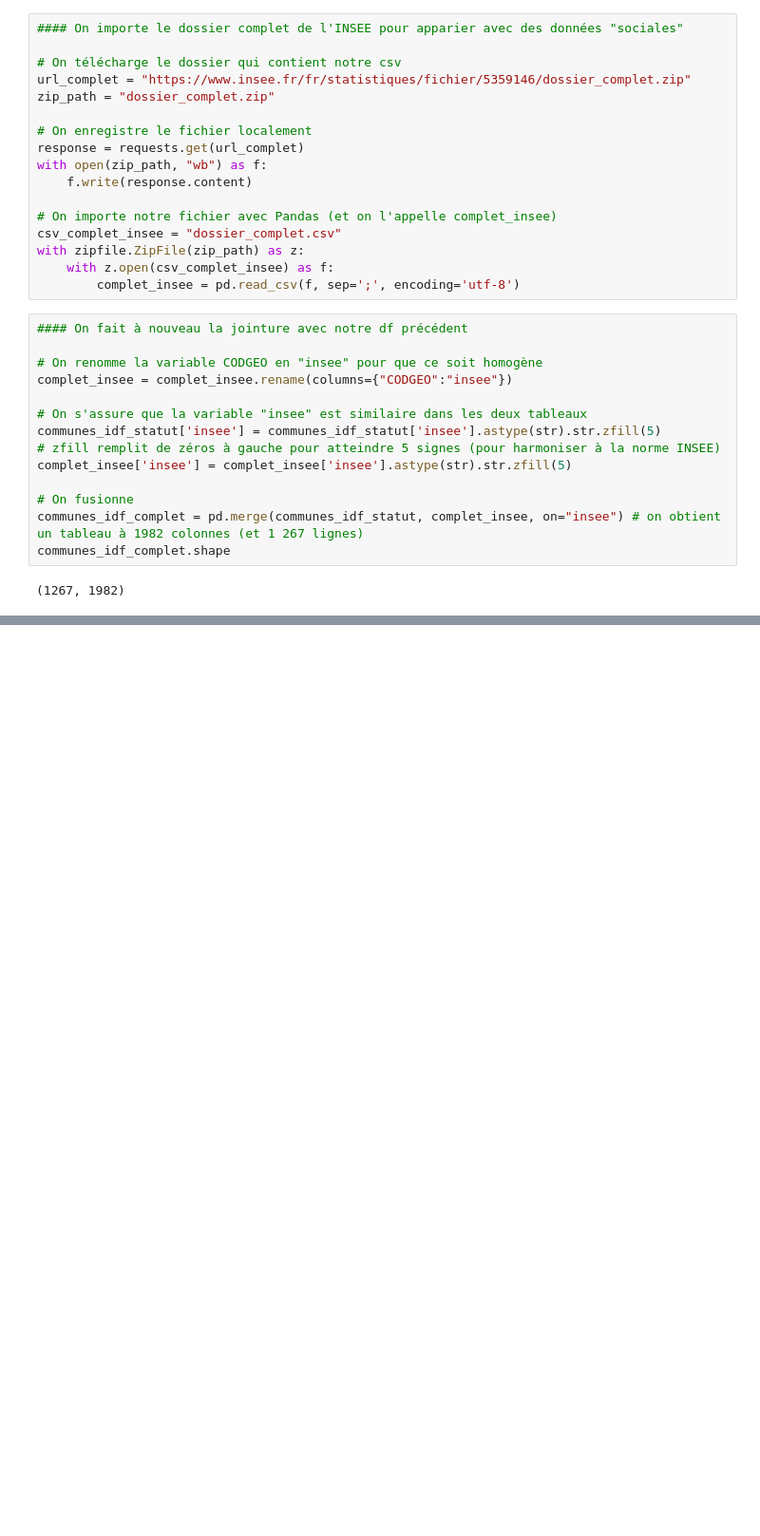
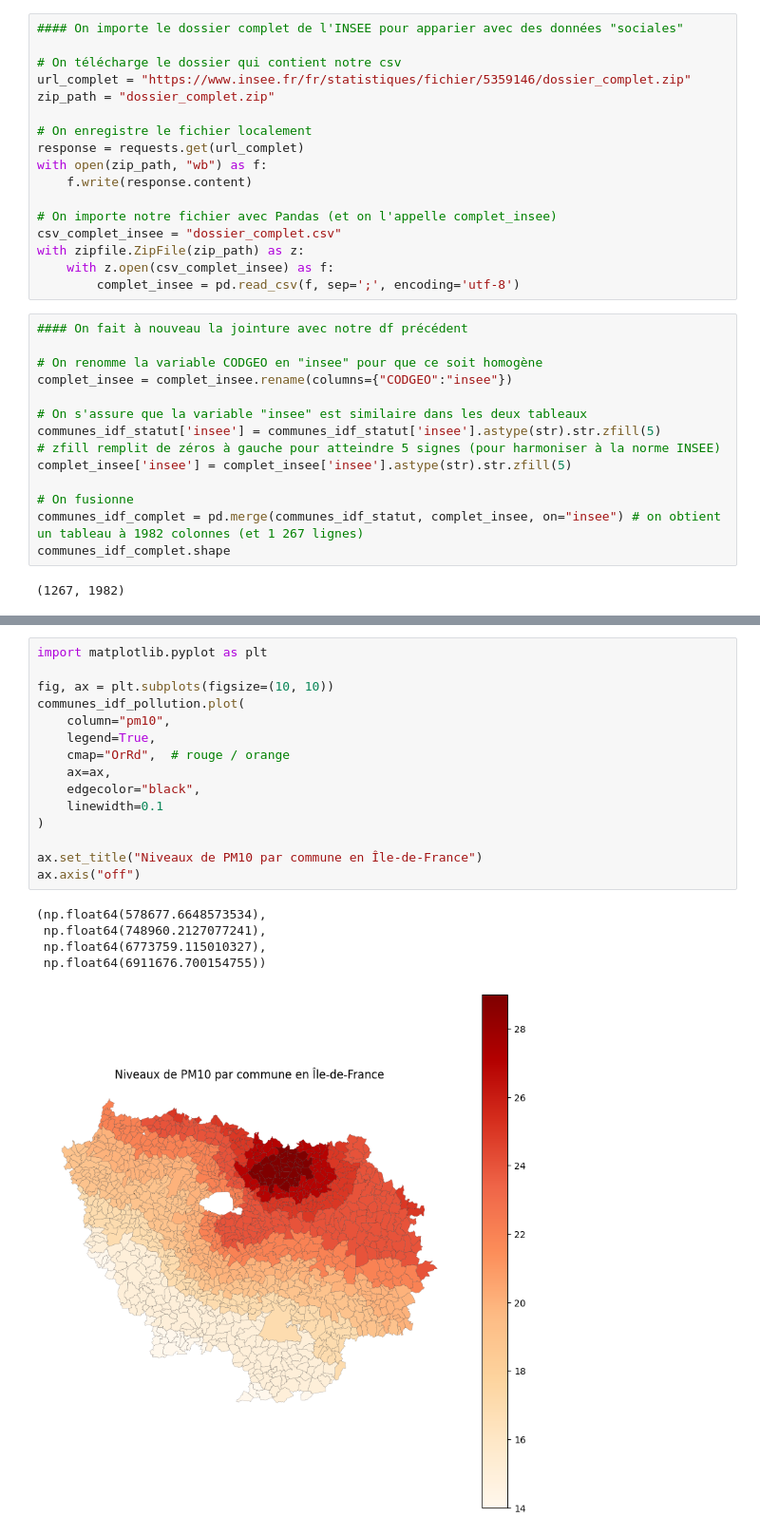
Before and after one commit to aurelianmoge/Projet-Python---ENSAE-2025, a Jupyter notebook: industries_polluantes__juliette.ipynb, the cells around one changed output, grey strips where cells are left out. Shown at 95% size. Cells and saved outputs as stored; diff of their text form; blank space fills up the shorter version.

```diff
--- a/industries_polluantes__juliette.ipynb
+++ b/industries_polluantes__juliette.ipynb
@@ -330,0 +428,21 @@ t-statistic: 5.317, p-value: 2.937e-07
+# %%
+import matplotlib.pyplot as plt
+
+fig, ax = plt.subplots(figsize=(10, 10))
+communes_idf_pollution.plot(
+    column="pm10",
+    legend=True,
+    cmap="OrRd",  # rouge / orange
+    ax=ax,
+    edgecolor="black",
+    linewidth=0.1
+)
+
+ax.set_title("Niveaux de PM10 par commune en Île-de-France")
+ax.axis("off")
+# %% [output]
+(np.float64(578677.6648573534),
+ np.float64(748960.2127077241),
+ np.float64(6773759.115010327),
+ np.float64(6911676.700154755))
+[figure, added]
```
Also changed, not shown: parts of 15 cells of this notebook, 1 other file.
